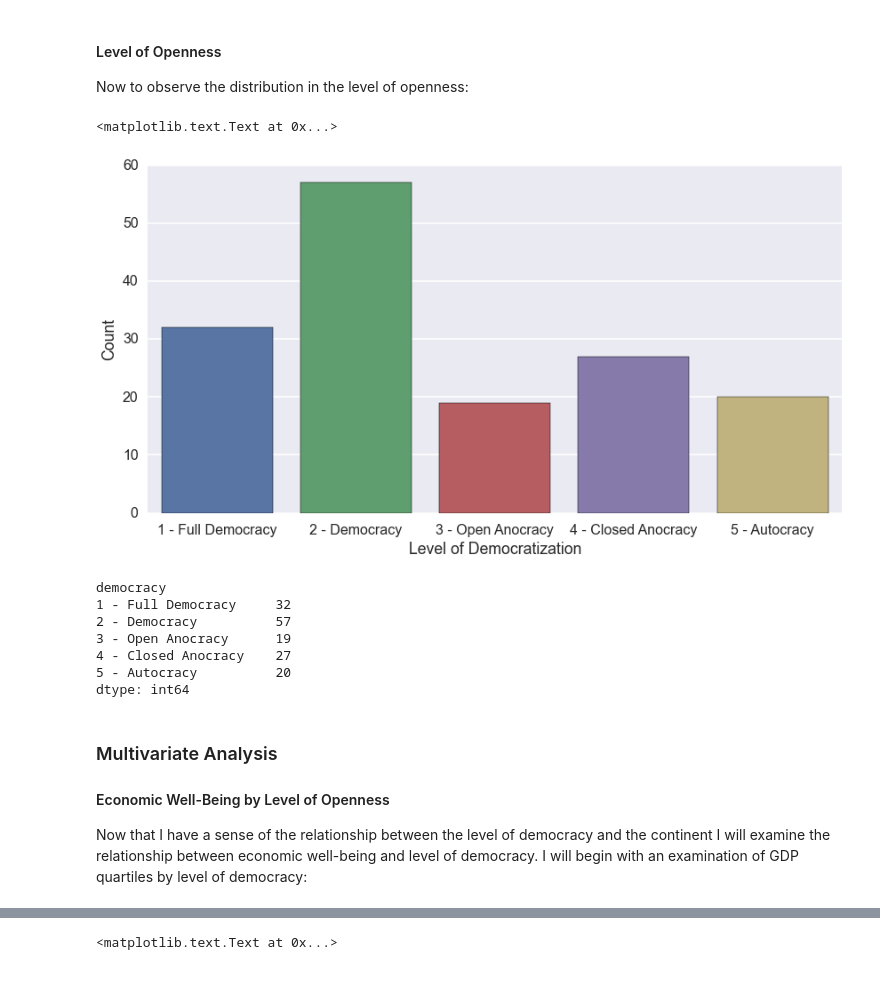
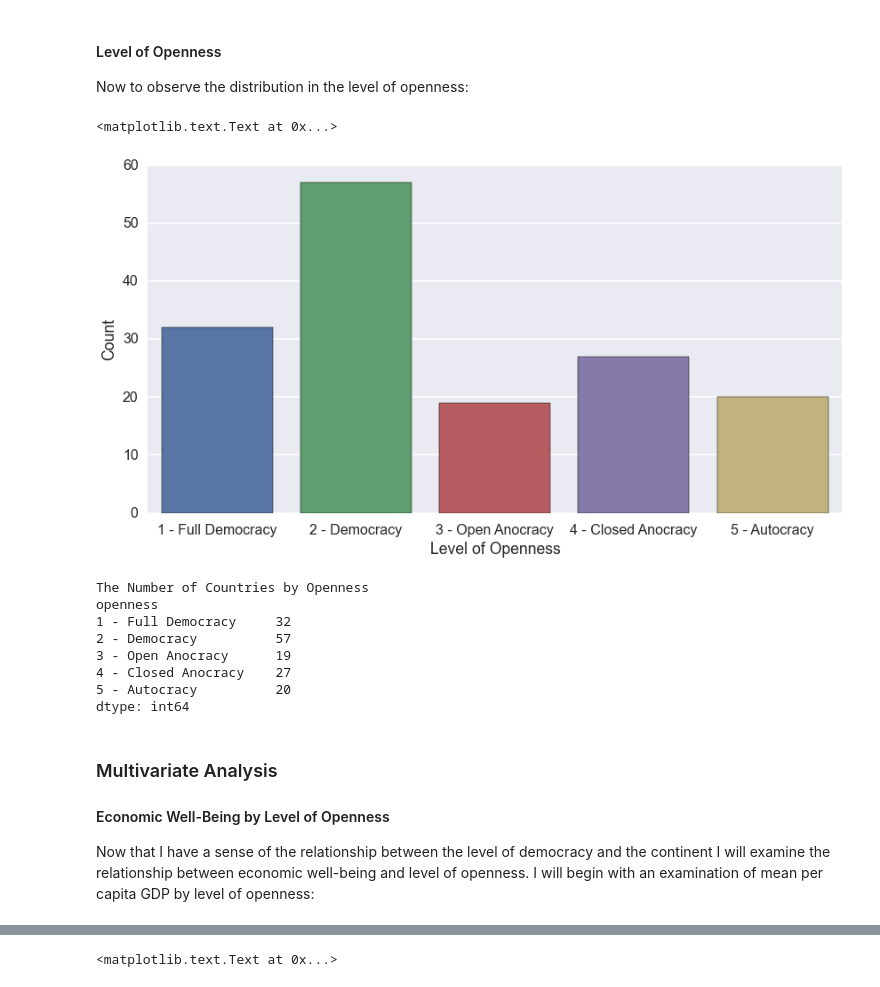
Before and after one commit to ArutyunSargsyan/democracy-and-economic-well-being, a Jupyter notebook: Week 4 Assignment.ipynb, the cells around one changed output, grey strips where cells are left out. Drawn from its saved outputs; the diff is of its cells as text; code cells hidden in the pictures.

```diff
--- a/Week 4 Assignment.ipynb
+++ b/Week 4 Assignment.ipynb
@@ -105,8 +104,8 @@ def convert_polityscore_to_category(score):
         return('5 - Autocracy')
 
 # Now we can use the function to create the new variable
-subset['democracy'] = subset['polityscore'].apply(convert_polityscore_to_category)
-subset['democracy'] = subset['democracy'].astype('category')
+subset['openness'] = subset['polityscore'].apply(convert_polityscore_to_category)
+subset['openness'] = subset['openness'].astype('category')
 # %% [markdown]
 I also need to make a change to the GDP per capita.  Since GDP per person is a continuous varible I will need to create a discrete one. For this assignment I will create quartiles:
 # %%
@@ -162,17 +161,19 @@ Now to observe the distribution in the level of openness:
 # %%
 sns.set_context('poster')
 plt.figure(figsize=(14, 7))
-sns.countplot(x='democracy', data=subset)
+sns.countplot(x='openness', data=subset)
 plt.ylabel('Count')
-plt.xlabel('Level of Democratization')
+plt.xlabel('Level of Openness')
 # %% [output]
 <matplotlib.text.Text at 0x...>
-[figure, old version]
+[figure, new version]
 # %%
-openness_counts = subset.groupby('democracy').size()
+openness_counts = subset.groupby('openness').size()
+print('The Number of Countries by Openness')
 print(openness_counts)
 # %% [output]
-democracy
+The Number of Countries by Openness
+openness
 1 - Full Democracy     32
 2 - Democracy          57
 3 - Open Anocracy      19
@@ -182,4 +183,4 @@ dtype: int64
 # %% [markdown]
 ### Multivariate Analysis
 #### Economic Well-Being by Level of Openness
-Now that I have a sense of the relationship between the level of democracy and the continent I will examine the relationship between economic well-being and level of democracy.  I will begin with an examination of GDP quartiles by level of democracy:
+Now that I have a sense of the relationship between the level of democracy and the continent I will examine the relationship between economic well-being and level of openness.  I will begin with an examination of mean per capita GDP by level of openness:
```
Also changed, not shown: parts of 13 cells of this notebook, 1 other file.
